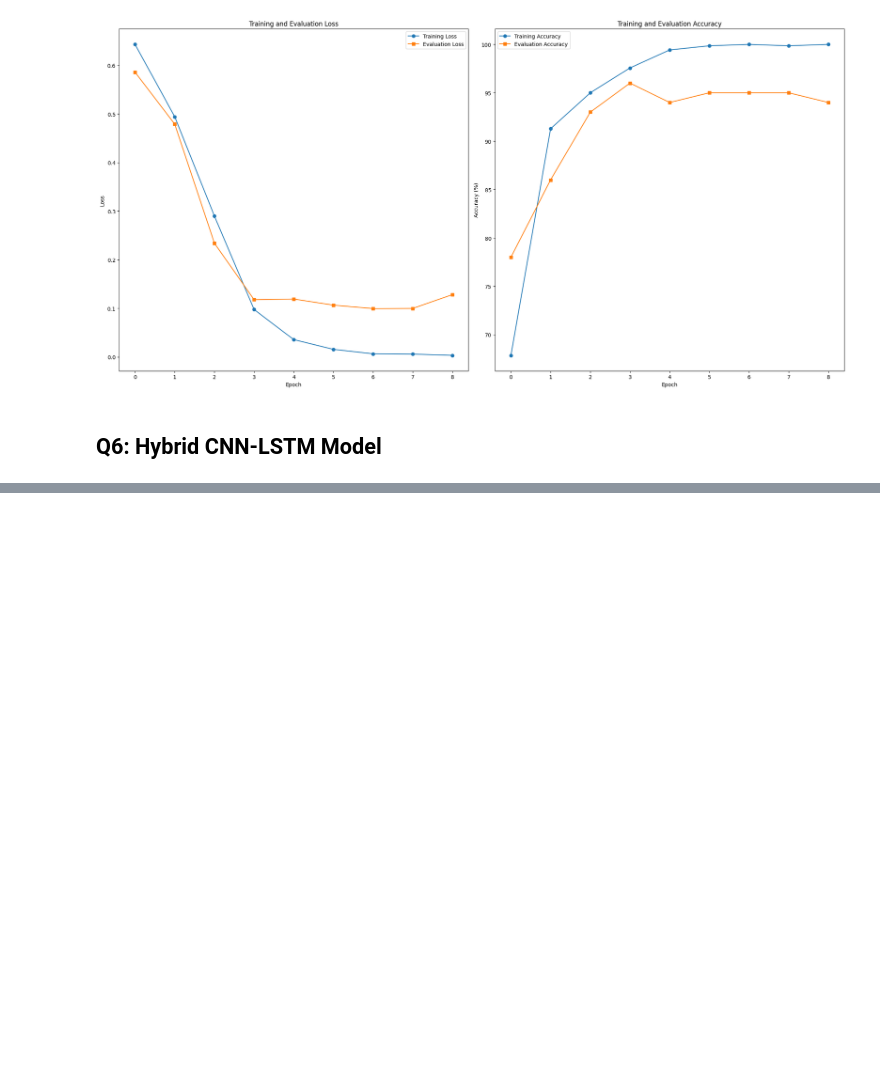
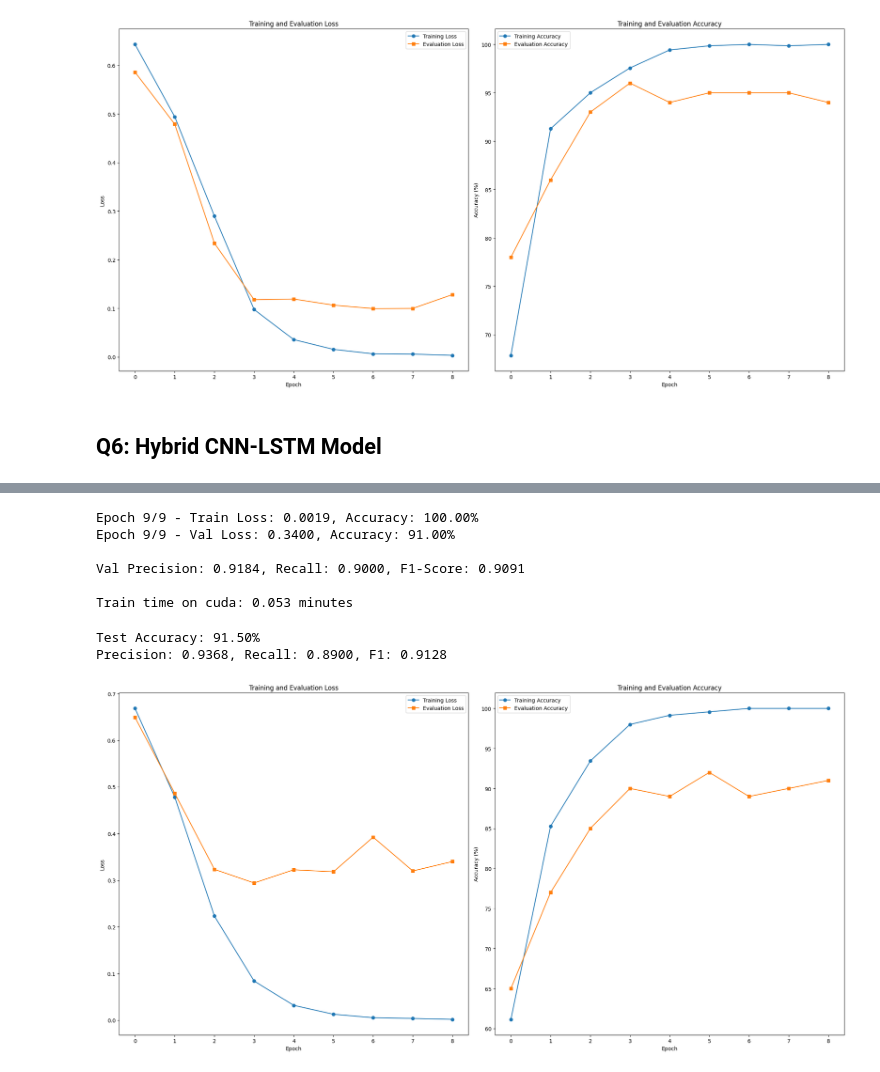
Before and after one commit to MSadegh-Eft/rnn-email-classification-ann, a Jupyter notebook: main.ipynb, the cells around one changed output, grey strips where cells are left out. Cells and saved outputs as stored; diff of their text form; code cells hidden in the pictures; blank space fills up the shorter version.

```diff
--- a/main.ipynb
+++ b/main.ipynb
@@ -275,3 +275,6 @@ Precision: 0.9681, Recall: 0.9100, F1: 0.9381
 ## Q6: Hybrid CNN-LSTM Model
 # %%
 class CNN_LSTMClassifier(nn.Module):    def __init__(self, vocab_size, embed_dim, num_filters, kernel_size, hidden_dim, num_cnn_layers=1, dropout=0.3):        super(CNN_LSTMClassifier, self).__init__()        self.embedding = nn.Embedding(vocab_size, embed_dim, padding_idx=token2idx["<PAD>"])        cnn_layers = []        in_channels = embed_dim        for _ in range(num_cnn_layers):            cnn_layers.append(nn.Conv1d(in_channels, num_filters, kernel_size=kernel_size, padding='same'))            cnn_layers.append(nn.ReLU())            cnn_layers.append(nn.MaxPool1d(kernel_size=2))            in_channels = num_filters        self.cnn = nn.Sequential(*cnn_layers)        self.lstm = nn.LSTM(input_size=num_filters, hidden_size=hidden_dim, batch_first=True)        self.dropout = nn.Dropout(dropout)        self.fc = nn.Linear(hidden_dim, 1)    def forward(self, x):        embedded = self.embedding(x)                      # [batch, seq_len, embed_dim]        conv_input = embedded.permute(0, 2, 1)            # [batch, embed_dim, seq_len] for Conv1d        conv_out = self.cnn(conv_input)                   # [batch, num_filters, seq_len]        lstm_input = conv_out.permute(0, 2, 1)            # [batch, seq_len, num_filters]        _, (hidden, _) = self.lstm(lstm_input)            # hidden: [1, batch, hidden_dim]        hidden = self.dropout(hidden.squeeze(0))        out = self.fc(hidden)        return out.squeeze(1)
+# %%
+model = CNN_LSTMClassifier(    vocab_size=vocab_size,    embed_dim=int(best_row.embed_dim),    num_filters=128,    kernel_size=3,    hidden_dim=int(best_row.hidden_dim),    num_cnn_layers=1,    dropout=best_row.dropout_rate).to(device)loss_fn = nn.BCEWithLogitsLoss()optimizer = torch.optim.Adam(model.parameters(), lr=0.001)train_losses, train_accuracies, val_losses, val_accuracies = train_validation(model, loss_fn, optimizer, train_loader, val_loader, device, epochs=9)testset_prediction(model, test_loader, device)plot_train_eval(train_losses, train_accuracies, val_losses, val_accuracies)
+# %% [output]
@@ -277,0 +297,9 @@ class CNN_LSTMClassifier(nn.Module):    def __init__(self, vocab_size, embed_dim
+Epoch 9/9 - Train Loss: 0.0019, Accuracy: 100.00%
+Epoch 9/9 - Val Loss: 0.3400, Accuracy: 91.00%
+
+Val Precision: 0.9184, Recall: 0.9000, F1-Score: 0.9091
+
+Train time on cuda: 0.053 minutes
+Test Accuracy: 91.50%
+Precision: 0.9368, Recall: 0.8900, F1: 0.9128
+[figure, added]
```
Also changed, not shown: parts of 1 cell of this notebook.
